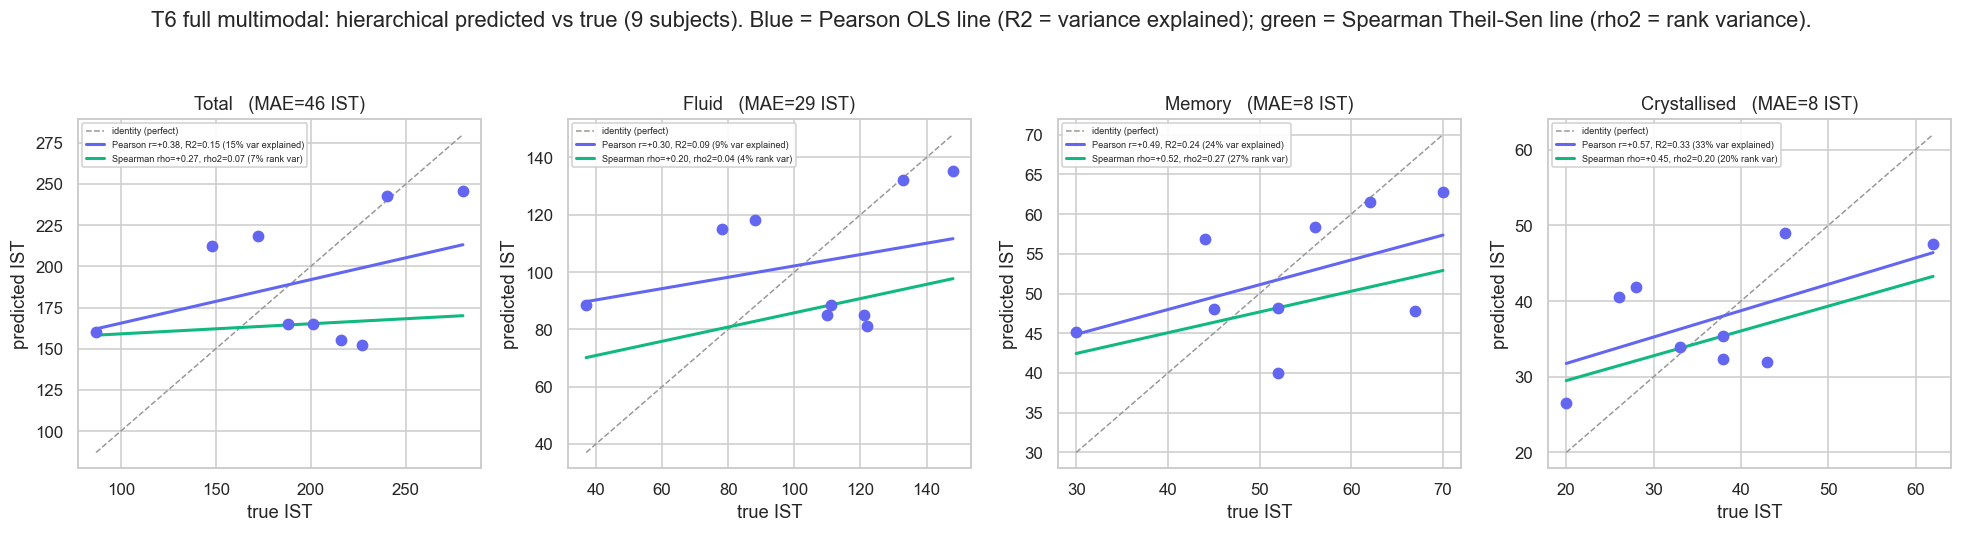
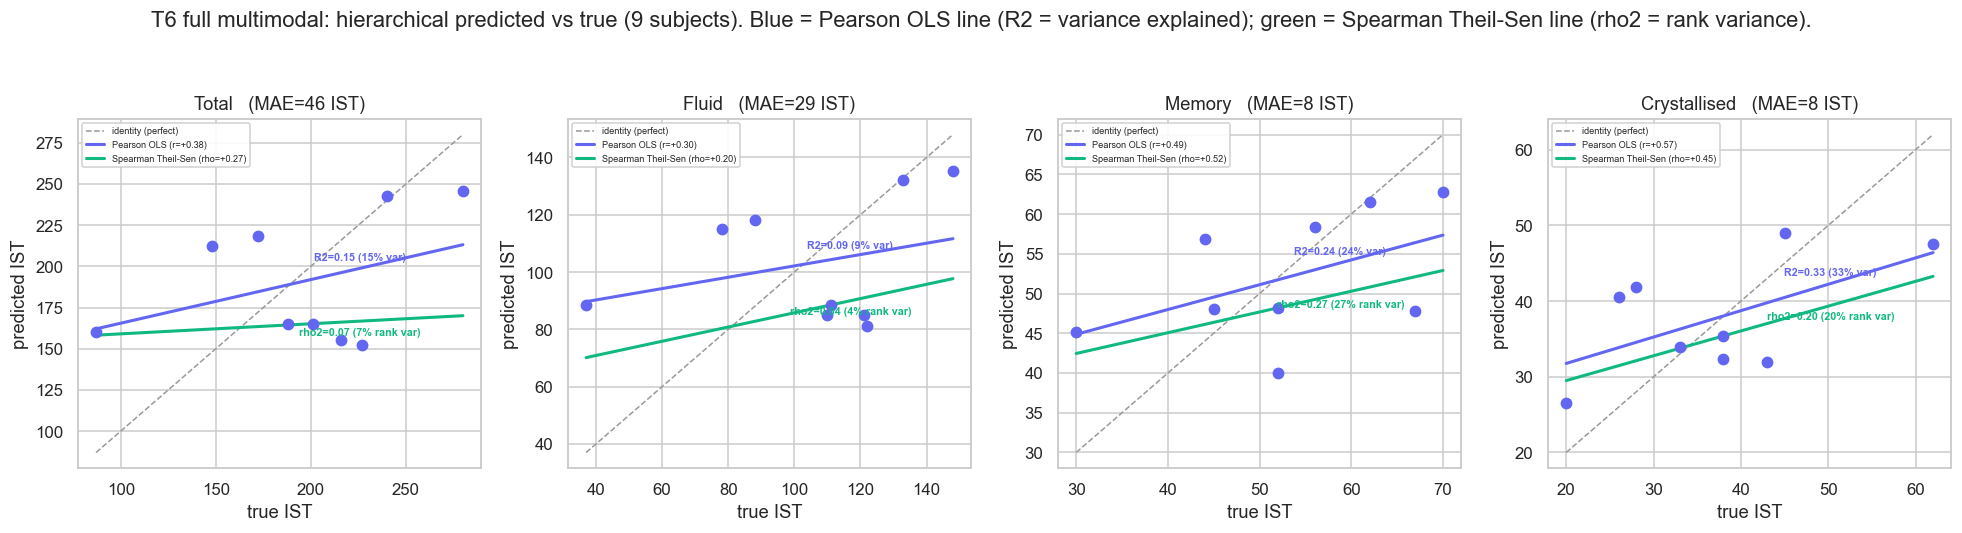
Code edit (unified diff) that turned the first committed figure into the second:
--- before
+++ after
@@ -30,9 +30,15 @@
         xs = np.linspace(xt.min(), xt.max(), 50)
         b1, b0 = np.polyfit(xt, yp, 1)
-        ax.plot(xs, b0 + b1*xs, color=IND, lw=2, zorder=2,
-                label=f"Pearson r={r:+.2f}, R2={r**2:.2f} ({r**2*100:.0f}% var explained)")
+        ax.plot(xs, b0 + b1*xs, color=IND, lw=2, zorder=2, label=f"Pearson OLS (r={r:+.2f})")
         sl, ic, _, _ = theilslopes(yp, xt)
-        ax.plot(xs, ic + sl*xs, color=GRN, lw=2, zorder=2,
-                label=f"Spearman rho={rho:+.2f}, rho2={rho**2:.2f} ({rho**2*100:.0f}% rank var)")
+        ax.plot(xs, ic + sl*xs, color=GRN, lw=2, zorder=2, label=f"Spearman Theil-Sen (rho={rho:+.2f})")
+        # Explained variance written ON each line (right end), coloured to match.
+        xe = xt.min() + 0.72*(xt.max()-xt.min())
+        ax.annotate(f"R2={r**2:.2f} ({r**2*100:.0f}% var)", (xe, b0+b1*xe), color=IND,
+                    fontsize=7, fontweight="bold", ha="center", va="bottom",
+                    xytext=(0,4), textcoords="offset points")
+        ax.annotate(f"rho2={rho**2:.2f} ({rho**2*100:.0f}% rank var)", (xe, ic+sl*xe), color=GRN,
+                    fontsize=7, fontweight="bold", ha="center", va="top",
+                    xytext=(0,-4), textcoords="offset points")
         ax.legend(fontsize=6, loc="upper left", framealpha=0.9)
     ax.set(title=f"{titles.get(o,o)}   (MAE={mae:.0f} IST)", xlabel="true IST", ylabel="predicted IST")

Commit: Move the explained-variance labels onto the fit lines